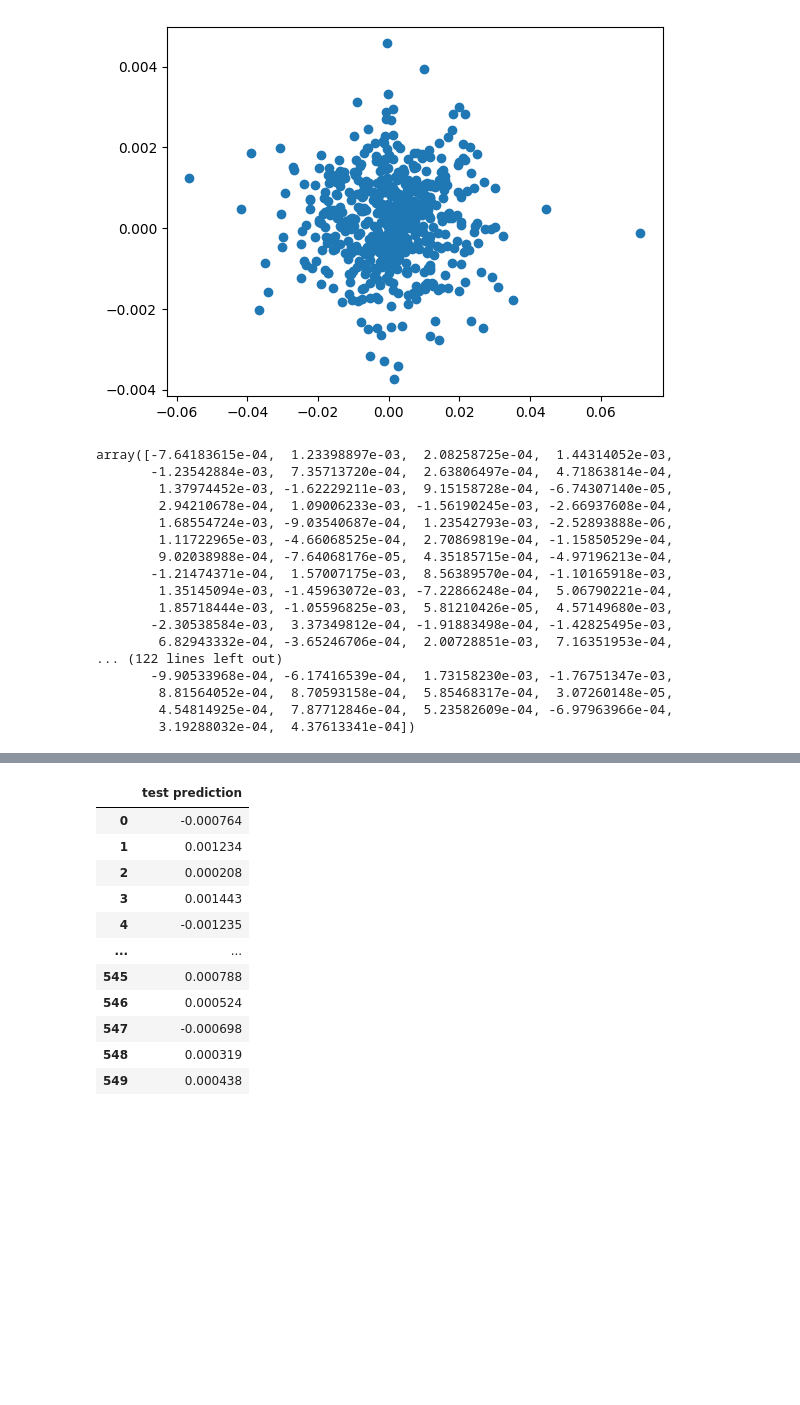
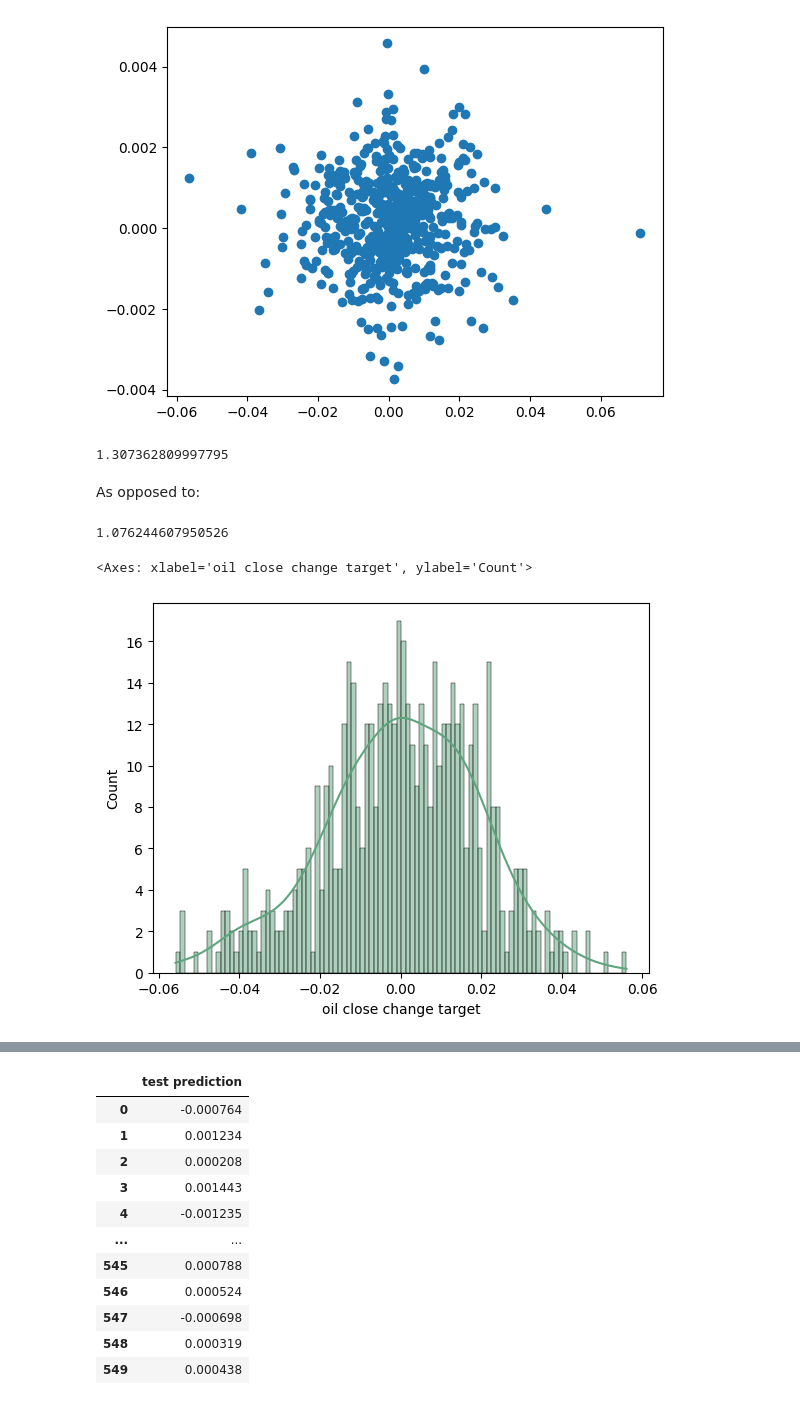
Before and after one commit to kklimov1/PriceRegressionPredictor, a Jupyter notebook: goldPriceAnalysis.ipynb, the cells around one changed output, grey strips where cells are left out. Cells and saved outputs as stored; diff of their text form; code cells hidden in the pictures; blank space fills up the shorter version.

```diff
--- a/goldPriceAnalysis.ipynb
+++ b/goldPriceAnalysis.ipynb
@@ -695,20 +697,0 @@ def calculate_returns(col, threshold):
-# %%
-y_test_pred
-# %% [output]
-array([-7.64183615e-04,  1.23398897e-03,  2.08258725e-04,  1.44314052e-03,
-       -1.23542884e-03,  7.35713720e-04,  2.63806497e-04,  4.71863814e-04,
-        1.37974452e-03, -1.62229211e-03,  9.15158728e-04, -6.74307140e-05,
-        2.94210678e-04,  1.09006233e-03, -1.56190245e-03, -2.66937608e-04,
-        1.68554724e-03, -9.03540687e-04,  1.23542793e-03, -2.52893888e-06,
-        1.11722965e-03, -4.66068525e-04,  2.70869819e-04, -1.15850529e-04,
-        9.02038988e-04, -7.64068176e-05,  4.35185715e-04, -4.97196213e-04,
-       -1.21474371e-04,  1.57007175e-03,  8.56389570e-04, -1.10165918e-03,
-        1.35145094e-03, -1.45963072e-03, -7.22866248e-04,  5.06790221e-04,
-        1.85718444e-03, -1.05596825e-03,  5.81210426e-05,  4.57149680e-03,
-       -2.30538584e-03,  3.37349812e-04, -1.91883498e-04, -1.42825495e-03,
-        6.82943332e-04, -3.65246706e-04,  2.00728851e-03,  7.16351953e-04,
-... (122 lines left out)
-       -9.90533968e-04, -6.17416539e-04,  1.73158230e-03, -1.76751347e-03,
-        8.81564052e-04,  8.70593158e-04,  5.85468317e-04,  3.07260148e-05,
-        4.54814925e-04,  7.87712846e-04,  5.23582609e-04, -6.97963966e-04,
-        3.19288032e-04,  4.37613341e-04])
@@ -717,0 +698,15 @@ prediction = pd.DataFrame(y_test_pred, columns = ["test prediction"])
+# %%
+10**np.sum(y_all.query("`test prediction` >0")['oil close change target'])
+# %% [output]
+1.307362809997795
+# %% [markdown]
+As opposed to:
+# %%
+10**np.sum(y_all['oil close change target'])
+# %% [output]
+1.076244607950526
+# %%
+sns.histplot(y_all['oil close change target'], kde=True, bins=100, color="#5EA57E")
+# %% [output]
+<Axes: xlabel='oil close change target', ylabel='Count'>
+[figure, added]
```
Also changed, not shown: parts of 23 cells of this notebook.
